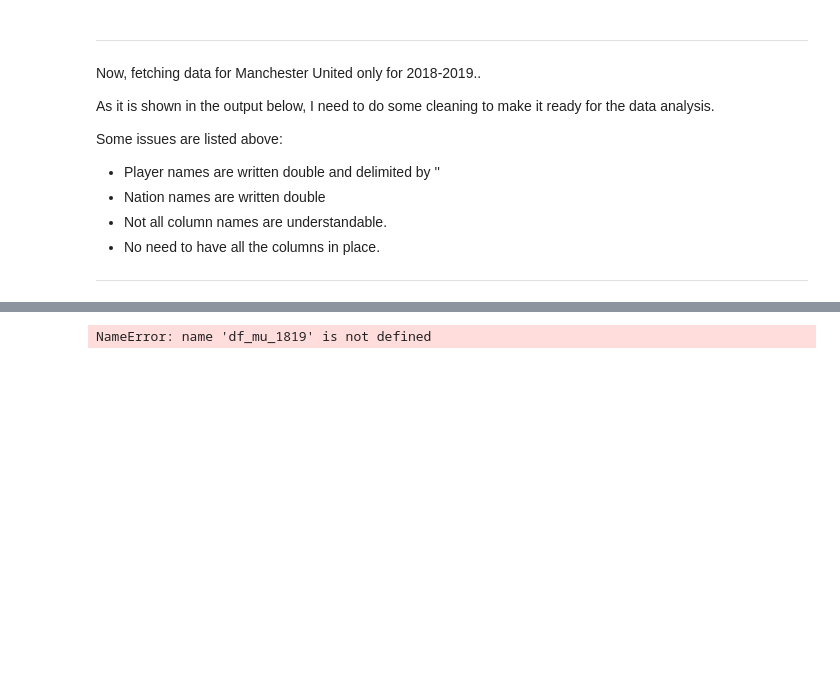
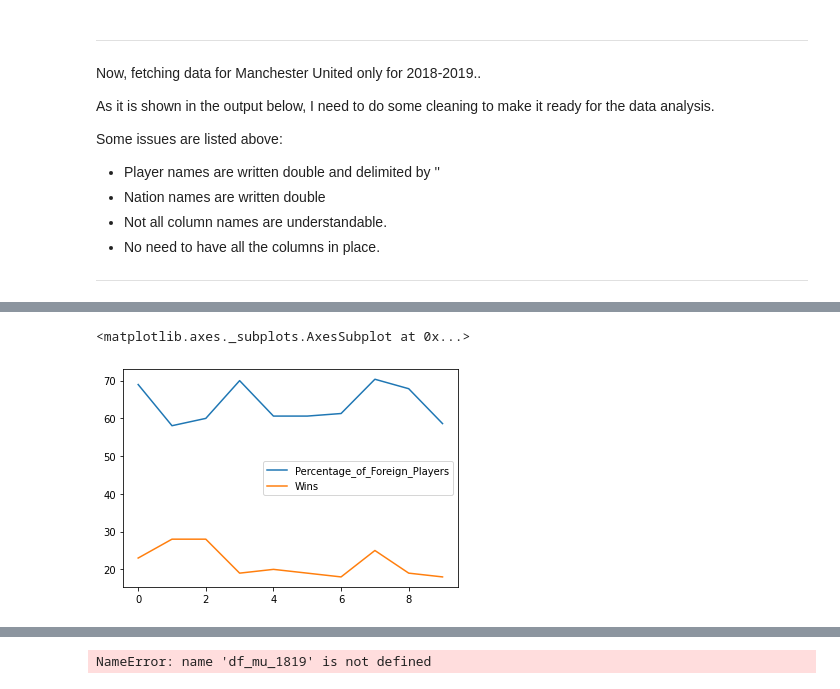
Before and after one commit to ayktonr/uol_dsc020_cw, a Jupyter notebook: cw_main.ipynb, the cells around one changed output, grey strips where cells are left out. Cells and saved outputs as stored; diff of their text form; code cells hidden in the pictures; blank space fills up the shorter version.

```diff
--- a/cw_main.ipynb
+++ b/cw_main.ipynb
@@ -175,0 +271,9 @@ df_top_scorer_nat[['Top_Scorer', 'Nation', 'Matches_Played_y', 'Goals', 'Assis']
+# %%
+df_players_w_percentage= df_players[~(df_players.Nation=='ENG')].groupby(['Season']).count()
+
+df_players_w_percentage ['Total_Num_Players'] = df_players.groupby('Season').count()['Player']
+
+df_players_w_percentage = df_players_w_percentage[[ 'Player', 'Total_Num_Players']]
+
+
+df_players_w_percentage
@@ -175,0 +299,7 @@ df_top_scorer_nat[['Top_Scorer', 'Nation', 'Matches_Played_y', 'Goals', 'Assis']
+# %%
+df_players_w_percentage = df_players_w_percentage.rename(columns={'Player': 'Num_Foreign_Players'})
+
+df_players_w_percentage = df_players_w_percentage[[ 'Num_Foreign_Players', 'Total_Num_Players']]
+
+
+df_players_w_percentage
@@ -175,0 +351,8 @@ df_top_scorer_nat[['Top_Scorer', 'Nation', 'Matches_Played_y', 'Goals', 'Assis']
+# %%
+df_players_w_percentage = pd.merge(df_players_w_percentage, df_team_stat_seasons, on=['Season', 'Season'])
+# %%
+df_players_w_percentage = df_players_w_percentage [['Season', 'Num_Foreign_Players'
+                                                    , 'Total_Num_Players', 'Percentage_of_Foreign_Players'
+                                                   , 'Wins']]
+
+df_players_w_percentage
@@ -175,0 +371,5 @@ df_top_scorer_nat[['Top_Scorer', 'Nation', 'Matches_Played_y', 'Goals', 'Assis']
+# %%
+df_players_w_percentage[['Percentage_of_Foreign_Players','Wins']].plot()
+# %% [output]
+<matplotlib.axes._subplots.AxesSubplot at 0x...>
+[figure, added]
```
Also changed, not shown: parts of 30 cells of this notebook, 6 other files.
